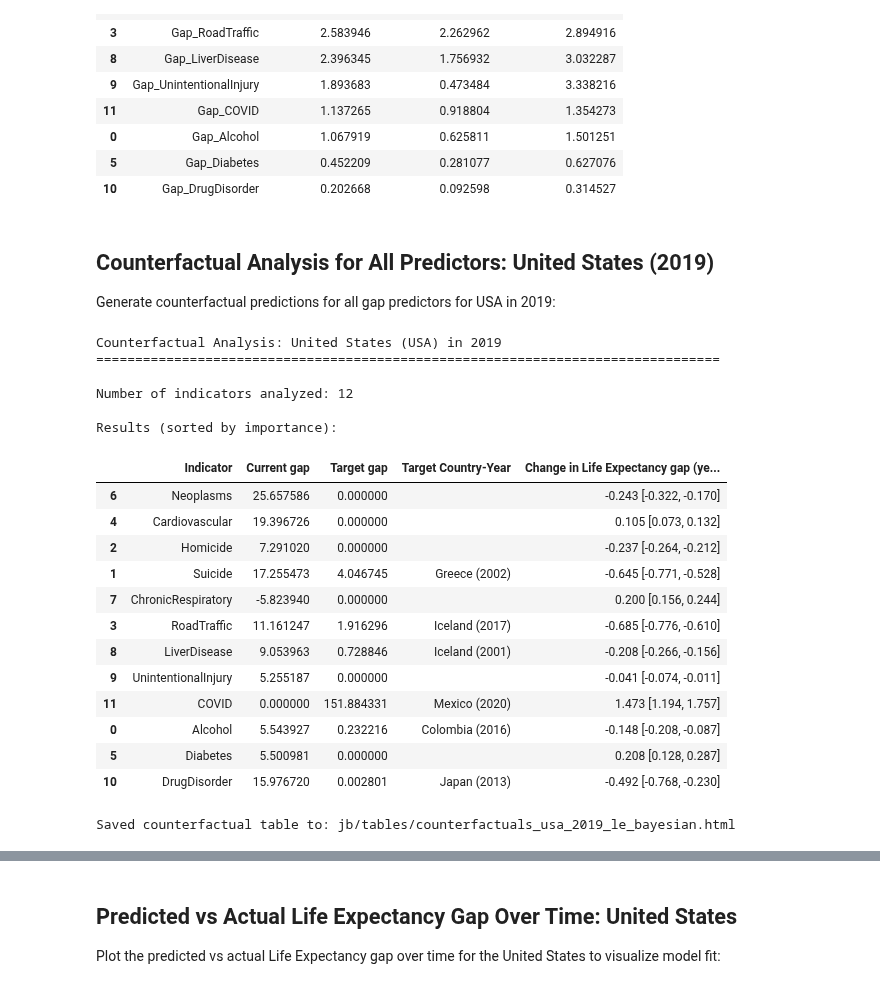
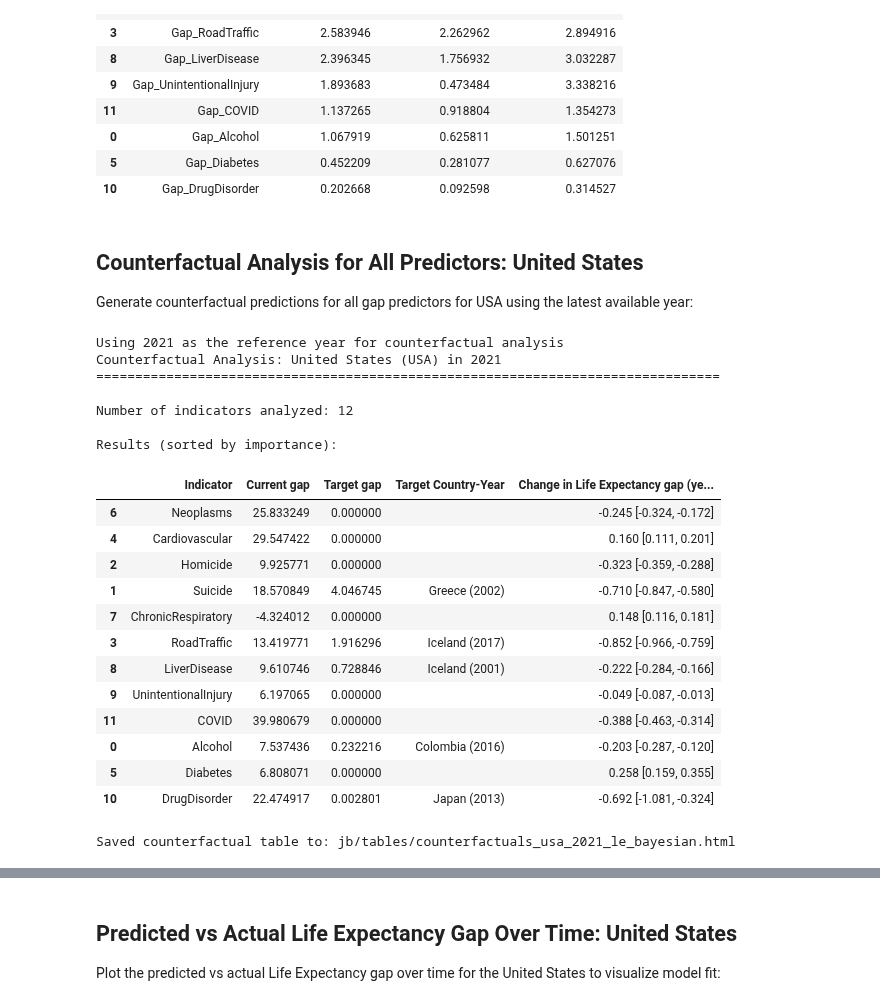
Before and after one commit to AllenDowney/EqualityWEF, a Jupyter notebook: HALE/bayes_counter_le.ipynb, the cells around one changed output, grey strips where cells are left out. Cells and saved outputs as stored; diff of their text form; code cells hidden in the pictures.

```diff
--- a/HALE/bayes_counter_le.ipynb
+++ b/HALE/bayes_counter_le.ipynb
@@ -344,63 +347,69 @@ importance_summary
 | 5 | Gap_Diabetes | 0.452209 | 0.281077 | 0.627076 |
 | 10 | Gap_DrugDisorder | 0.202668 | 0.092598 | 0.314527 |
 # %% [markdown]
-## Counterfactual Analysis for All Predictors: United States (2019)
+## Counterfactual Analysis for All Predictors: United States
 
-Generate counterfactual predictions for all gap predictors for USA in 2019:
+Generate counterfactual predictions for all gap predictors for USA using the latest available year:
 # %%
+# Determine latest available year for USA
+usa_data = panel_df[panel_df['country'] == 'USA'].copy()
+latest_year = max(usa_data['Year'].unique())
+print(f"Using {latest_year} as the reference year for counterfactual analysis")
+
 # Generate counterfactual results for all predictors
 gap_predictors = [col for col in panel_df.columns if col.startswith('Gap_')]
 counterfactual_results = []
 
 for gap_pred in gap_predictors:
     try:
         result = counterfactual_predictions_bayesian(
-            'USA', 2019, gap_pred,
+            'USA', latest_year, gap_pred,
             trace, metadata, panel_df, gap_extremes,
             country_to_idx, year_to_idx
         )
         counterfactual_results.append(result)
     except (KeyError, ValueError) as e:
         print(f"Warning: Skipping {gap_pred}: {e}")
         continue
 
 # Format into table using helper function
-usa_counterfactuals, usa_counterfactuals_full = format_counterfactual_table(
+counterfactuals, counterfactuals_full = format_counterfactual_table(
     counterfactual_results, importance_summary, code_to_who_country, target_name='Life Expectancy gap'
 )
 
-print("Counterfactual Analysis: United States (USA) in 2019")
+print(f"Counterfactual Analysis: United States (USA) in {latest_year}")
 print("="*80)
-print(f"\nNumber of indicators analyzed: {len(usa_counterfactuals)}")
+print(f"\nNumber of indicators analyzed: {len(counterfactuals)}")
 print(f"\nResults (sorted by importance):")
-usa_counterfactuals
+counterfactuals
 # %% [output]
-Counterfactual Analysis: United States (USA) in 2019
+Using 2021 as the reference year for counterfactual analysis
+Counterfactual Analysis: United States (USA) in 2021
 ================================================================================
 
 Number of indicators analyzed: 12
 
 Results (sorted by importance):
 |  | Indicator | Current gap | Target gap | Target Country-Year | Change in Life Expectancy gap (ye... |
-| 6 | Neoplasms | 25.657586 | 0.000000 |  | -0.243 [-0.322, -0.170] |
-| 4 | Cardiovascular | 19.396726 | 0.000000 |  | 0.105 [0.073, 0.132] |
-| 2 | Homicide | 7.291020 | 0.000000 |  | -0.237 [-0.264, -0.212] |
-| 1 | Suicide | 17.255473 | 4.046745 | Greece (2002) | -0.645 [-0.771, -0.528] |
-| 7 | ChronicRespiratory | -5.823940 | 0.000000 |  | 0.200 [0.156, 0.244] |
-| 3 | RoadTraffic | 11.161247 | 1.916296 | Iceland (2017) | -0.685 [-0.776, -0.610] |
-| 8 | LiverDisease | 9.053963 | 0.728846 | Iceland (2001) | -0.208 [-0.266, -0.156] |
-| 9 | UnintentionalInjury | 5.255187 | 0.000000 |  | -0.041 [-0.074, -0.011] |
-| 11 | COVID | 0.000000 | 151.884331 | Mexico (2020) | 1.473 [1.194, 1.757] |
-| 0 | Alcohol | 5.543927 | 0.232216 | Colombia (2016) | -0.148 [-0.208, -0.087] |
-| 5 | Diabetes | 5.500981 | 0.000000 |  | 0.208 [0.128, 0.287] |
-| 10 | DrugDisorder | 15.976720 | 0.002801 | Japan (2013) | -0.492 [-0.768, -0.230] |
+| 6 | Neoplasms | 25.833249 | 0.000000 |  | -0.245 [-0.324, -0.172] |
+| 4 | Cardiovascular | 29.547422 | 0.000000 |  | 0.160 [0.111, 0.201] |
+| 2 | Homicide | 9.925771 | 0.000000 |  | -0.323 [-0.359, -0.288] |
+| 1 | Suicide | 18.570849 | 4.046745 | Greece (2002) | -0.710 [-0.847, -0.580] |
+| 7 | ChronicRespiratory | -4.324012 | 0.000000 |  | 0.148 [0.116, 0.181] |
+| 3 | RoadTraffic | 13.419771 | 1.916296 | Iceland (2017) | -0.852 [-0.966, -0.759] |
+| 8 | LiverDisease | 9.610746 | 0.728846 | Iceland (2001) | -0.222 [-0.284, -0.166] |
+| 9 | UnintentionalInjury | 6.197065 | 0.000000 |  | -0.049 [-0.087, -0.013] |
+| 11 | COVID | 39.980679 | 0.000000 |  | -0.388 [-0.463, -0.314] |
+| 0 | Alcohol | 7.537436 | 0.232216 | Colombia (2016) | -0.203 [-0.287, -0.120] |
+| 5 | Diabetes | 6.808071 | 0.000000 |  | 0.258 [0.159, 0.355] |
+| 10 | DrugDisorder | 22.474917 | 0.002801 | Japan (2013) | -0.692 [-1.081, -0.324] |
 # %%
 # Write counterfactual table to HTML
-output_filename = f'jb/tables/counterfactuals_usa_2019_le_bayesian.html'
-write_html_table(usa_counterfactuals, output_filename)
+output_filename = f'jb/tables/counterfactuals_usa_{latest_year}_le_bayesian.html'
+write_html_table(counterfactuals, output_filename)
 print(f"Saved counterfactual table to: {output_filename}")
 # %% [output]
-Saved counterfactual table to: jb/tables/counterfactuals_usa_2019_le_bayesian.html
+Saved counterfactual table to: jb/tables/counterfactuals_usa_2021_le_bayesian.html
 # %%
 # Forest Plot: All Indicators
 plot_counterfactual_forest(
```
Also changed, not shown: parts of 13 cells of this notebook, 6 other files.
